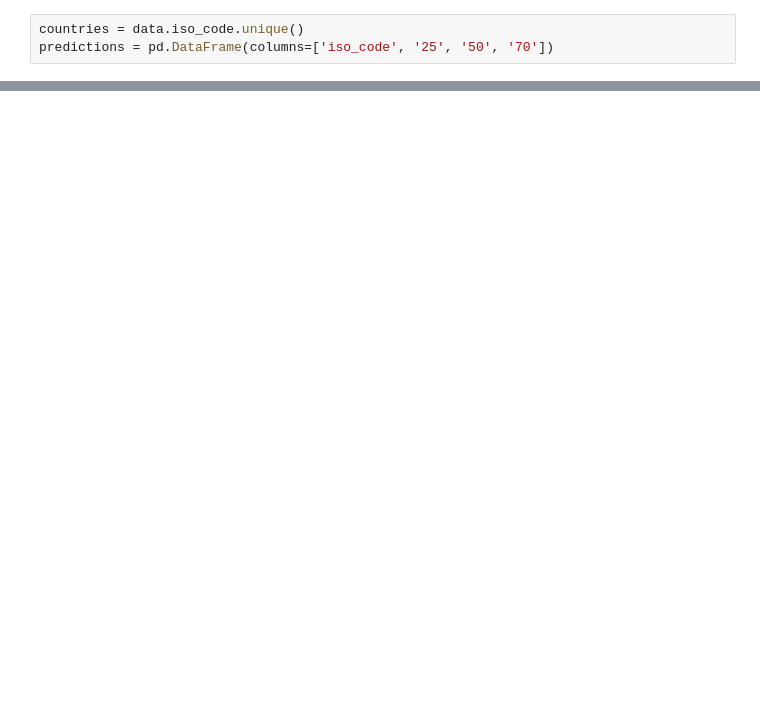
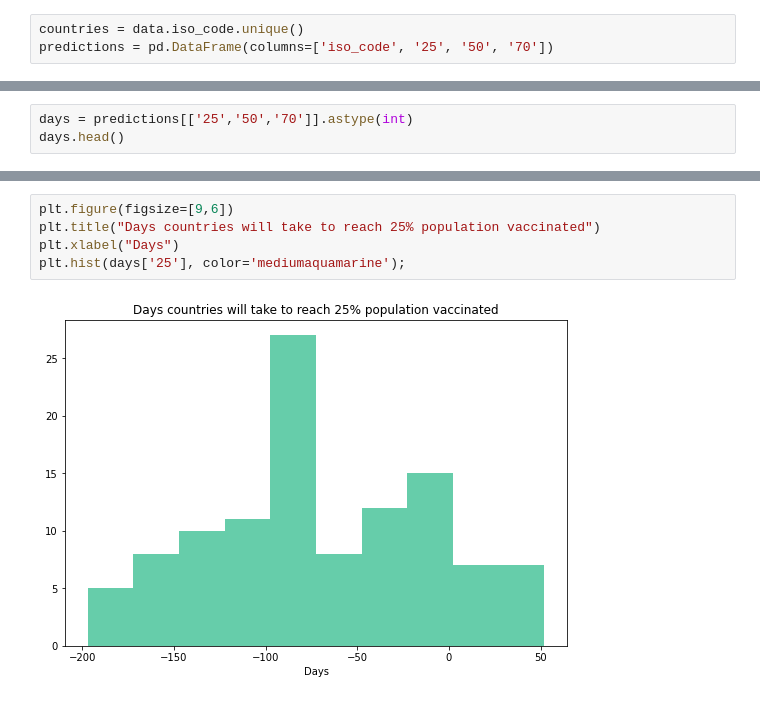
Before and after one commit to isaneira/ix_project, a Jupyter notebook: Q1-Q3.ipynb, the cells around one changed output, grey strips where cells are left out. Cells and saved outputs as stored; diff of their text form; blank space fills up the shorter version.

```diff
--- a/Q1-Q3.ipynb
+++ b/Q1-Q3.ipynb
@@ -385,0 +494,3 @@ predictions.hist()
+# %%
+days = predictions[['25','50','70']].astype(int)
+days.head()
@@ -385,0 +504,7 @@ predictions.hist()
+# %%
+plt.figure(figsize=[9,6])
+plt.title("Days countries will take to reach 25% population vaccinated")
+plt.xlabel("Days")
+plt.hist(days['25'], color='mediumaquamarine');
+# %% [output]
+[figure, added]
```
Also changed, not shown: parts of 14 cells of this notebook.
